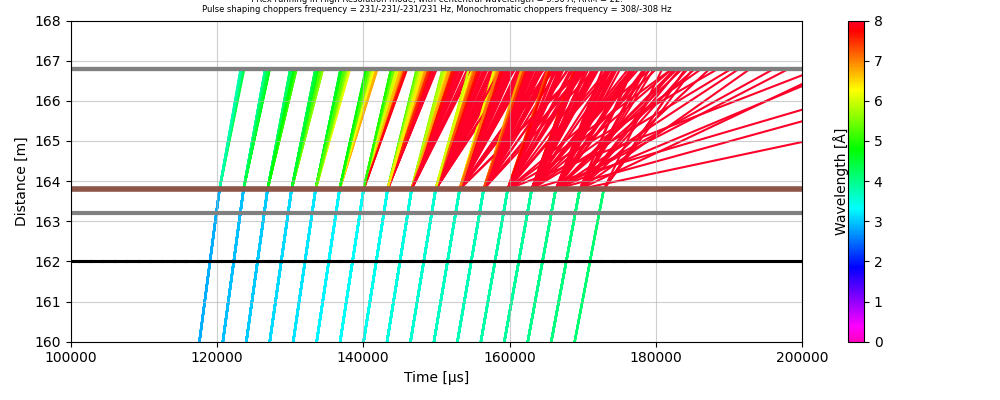
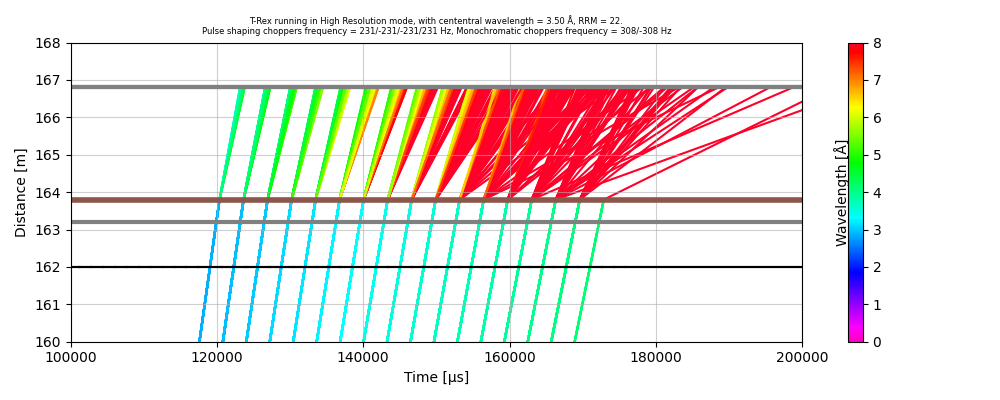
Unified diff of the notebook cell whose output changed from the first chart to the second:
--- before
+++ after
@@ -4,7 +4,7 @@
 
 res_inelastic_rrm22.plot(ax=ax, vmin=0, vmax=8)
-ax.set_xlim([100_000, 200_000])
-ax.set_ylim([160, 168])
 ax.set_title(str(trex), fontsize=6)
 ax.grid(alpha=0.6)
 fig.tight_layout()
+ax.set_xlim([100_000, 200_000])
+ax.set_ylim([160, 168])

Commit: added notebook with slow ps3 and ps4